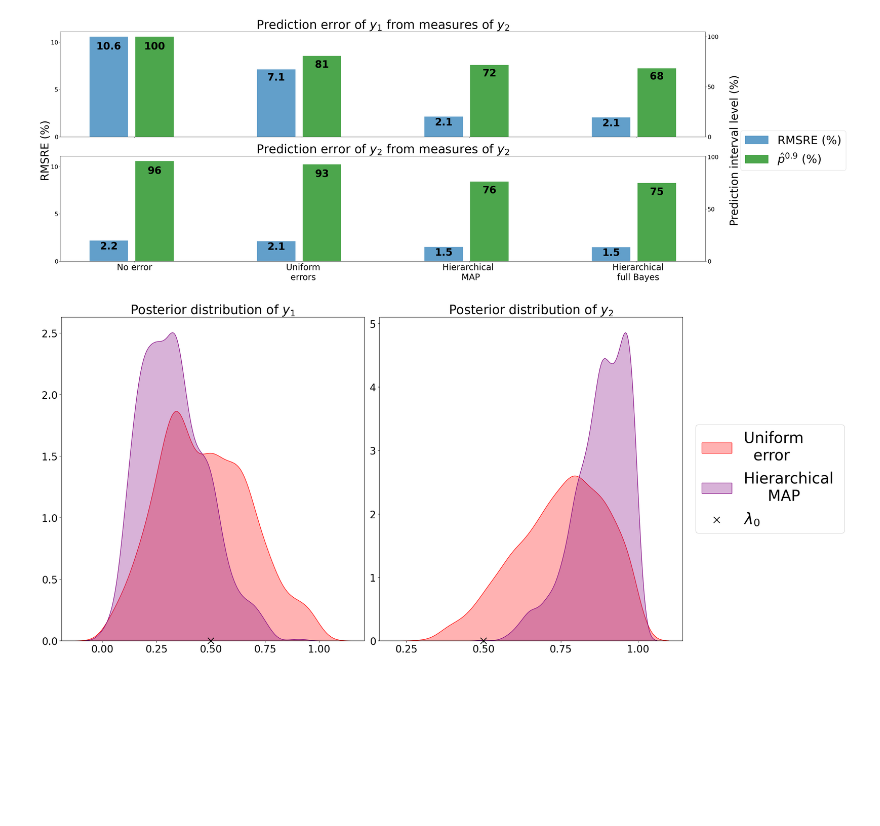
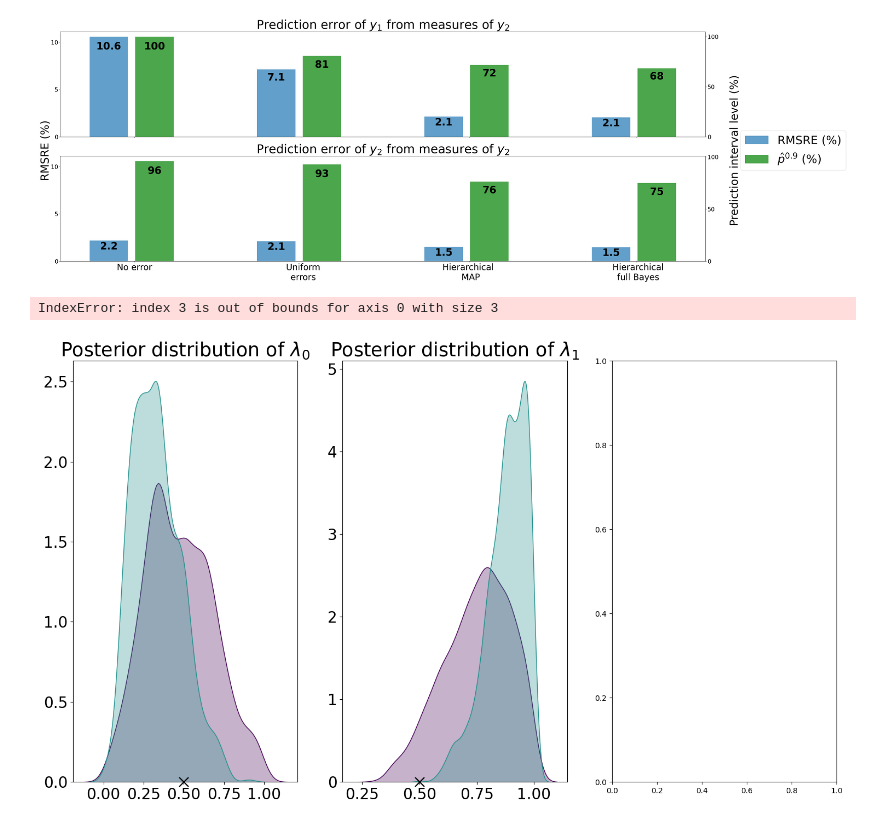
Before and after one commit to charliesire/training_ciroquo_transposition, a Jupyter notebook: notebook_toypb.ipynb, the cells around one changed output. Cells and saved outputs as stored; diff of their text form; code cells hidden in the pictures; blank space fills up the shorter version.

```diff
--- a/notebook_toypb.ipynb
+++ b/notebook_toypb.ipynb
@@ -197,18 +197,20 @@ plot_errors(index_calib = 2, pre_path = pre_path, variable_names = variable_name
 [figure]
 [figure]
 # %%
+params = [r"$\lambda_0$", r"$\lambda_1$"]
 
 lambda_0 = (np.array([0.5,0.5])-bMINlambda)/(bMAXlambda-bMINlambda) #lambda0 used for the measures
 
 index_calib=1 #which calibration variable
 
 sample_unif = pd.read_csv(pre_path + f"uniform_error/calib_{index_calib}/lambd_post.csv", index_col = 0).values #uniform error sample
 sample_hier = pd.read_csv(pre_path + f"hierarchical_model/calib_{index_calib}/lambd_post.csv", index_col = 0).values #hierarchical model sample
 sample_unif = np.apply_along_axis(lambda x:(x-bMINlambda)/(bMAXlambda-bMINlambda), 1, sample_unif) #normalized sample
 sample_hier = np.apply_along_axis(lambda x:(x-bMINlambda)/(bMAXlambda-bMINlambda), 1, sample_hier) #normalized sample
 plot_samples(list_samples = [sample_unif, sample_hier], list_labels = ['Uniform \n  error','Hierarchical \n     MAP'], params = params, lambda_0 = lambda_0)
 # %% [output]
+IndexError: index 3 is out of bounds for axis 0 with size 3
-[figure, old version]
+[figure, new version]
 # %%
 M = 10000
 beta = 1.05
```
Also changed, not shown: parts of 4 cells of this notebook.
